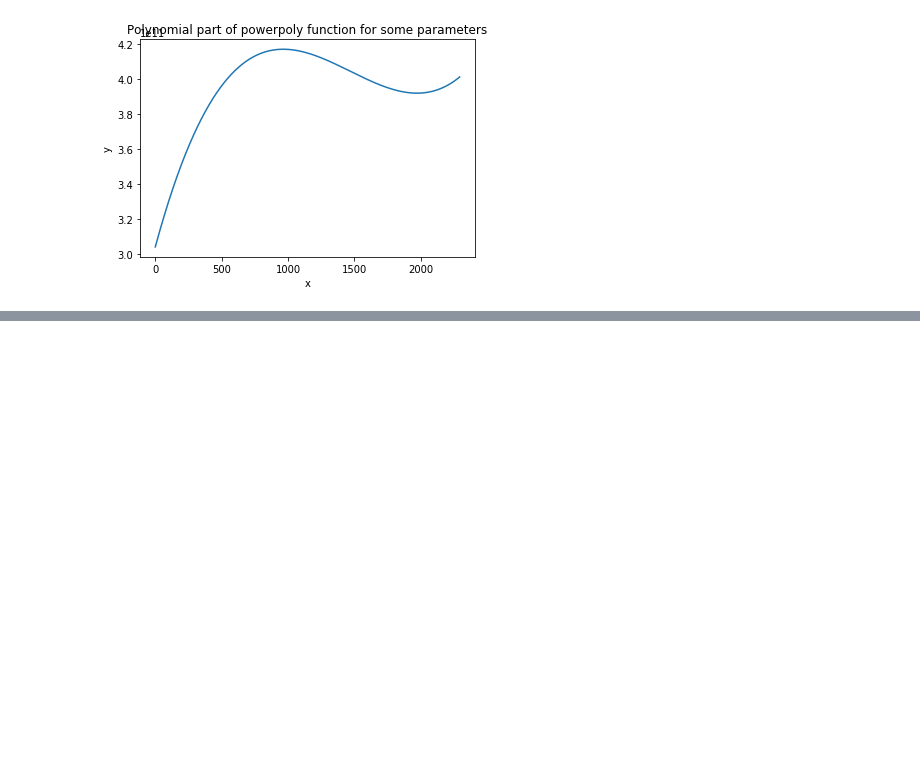
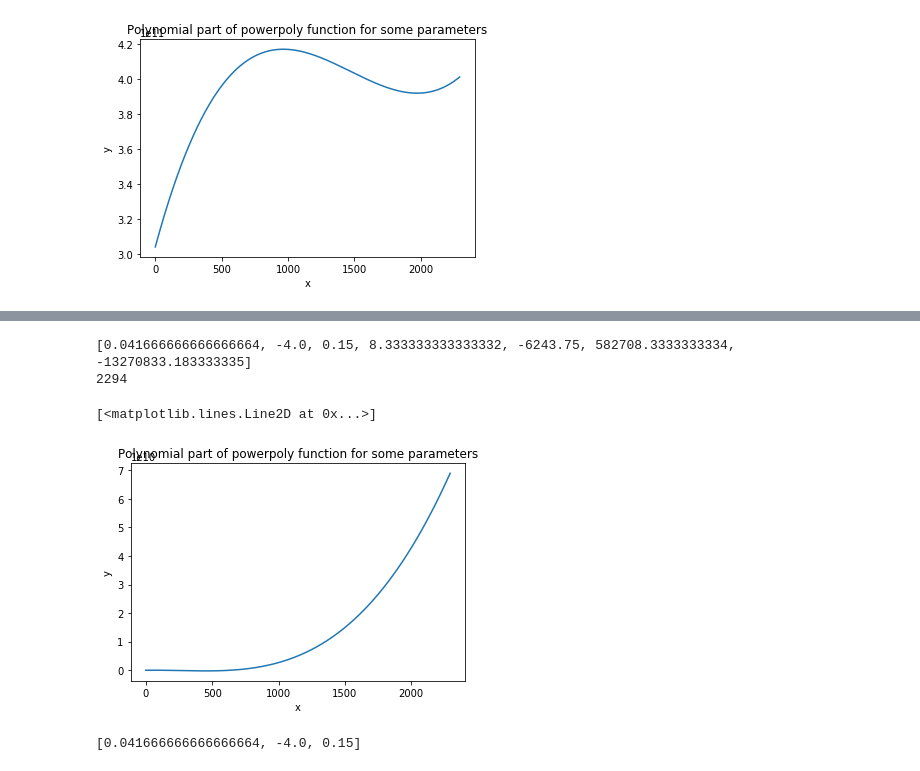
Before and after one commit to sdorsher/SpatialLanguageMachineLearning, a Jupyter notebook: PhraseQuest.ipynb, the cells around one changed output, grey strips where cells are left out. Cells and saved outputs as stored; diff of their text form; code cells hidden in the pictures; blank space fills up the shorter version.

```diff
--- a/PhraseQuest.ipynb
+++ b/PhraseQuest.ipynb
@@ -1117,0 +1180,29 @@ no changes added to commit
+# %%
+seed=[0.15,50]
+c1, boundaryx=seed
+b1= polypowerboundary5derivconstraint()
+a1=polypowerboundary4derivconstriant()
+a2=polypowerboundary3derivconstraint(boundaryx)
+b2=polypowerboundary2derivconstraint(boundaryx,a2)
+c2=polypowerboundaryderivconstraint(boundaryx,a2,b2)
+d2=polypowerboundaryconstraint(boundaryx,c1,a2,b2,c2)
+params=[a1,b1,c1,a2,b2,c2,d2]
+# %%
+print(params)
+print(len(xdat))
+# %% [output]
+[0.041666666666666664, -4.0, 0.15, 8.333333333333332, -6243.75, 582708.3333333334, -13270833.183333335]
+2294
+# %%
+import matplotlib.pyplot as plt
+plt.title('Polynomial part of powerpoly function for some parameters')
+plt.xlabel('x')
+plt.ylabel('y')
+plt.plot(xdat,f3(xdat,params[3],params[4],params[5],params[6]))
+# %% [output]
+[<matplotlib.lines.Line2D at 0x...>]
+[figure, added]
+# %%
+params[0:3]
+# %% [output]
+[0.041666666666666664, -4.0, 0.15]
```
Also changed, not shown: parts of 14 cells of this notebook.
